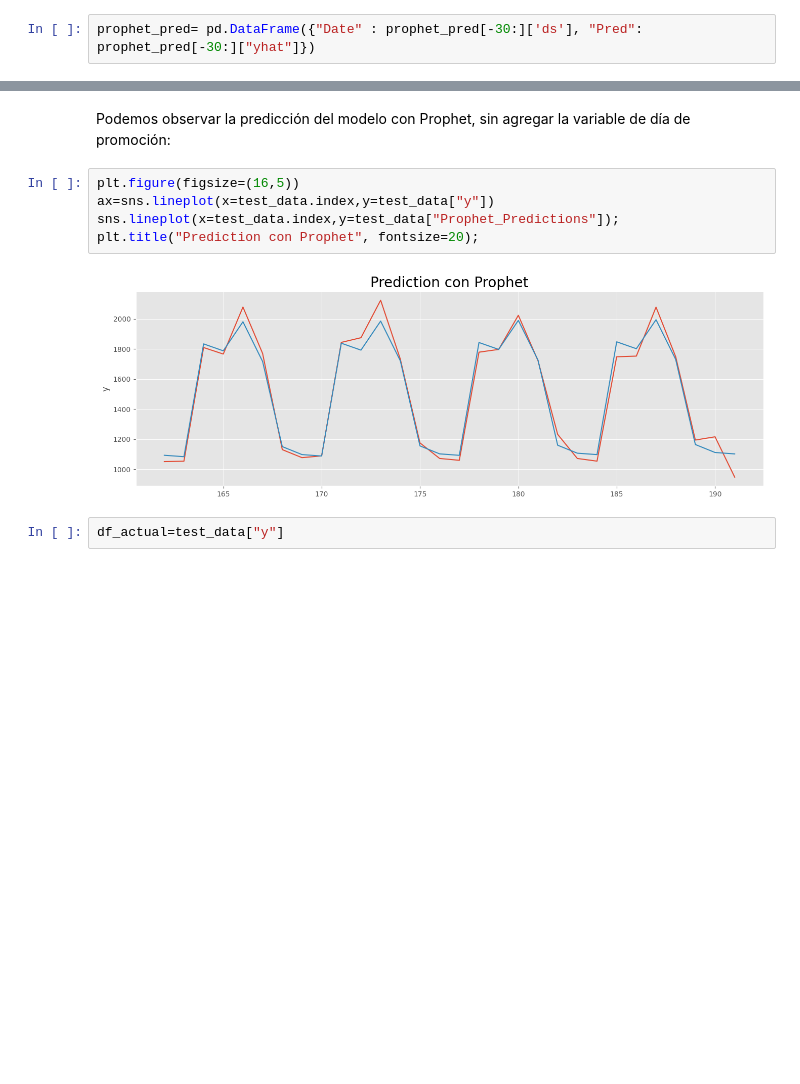
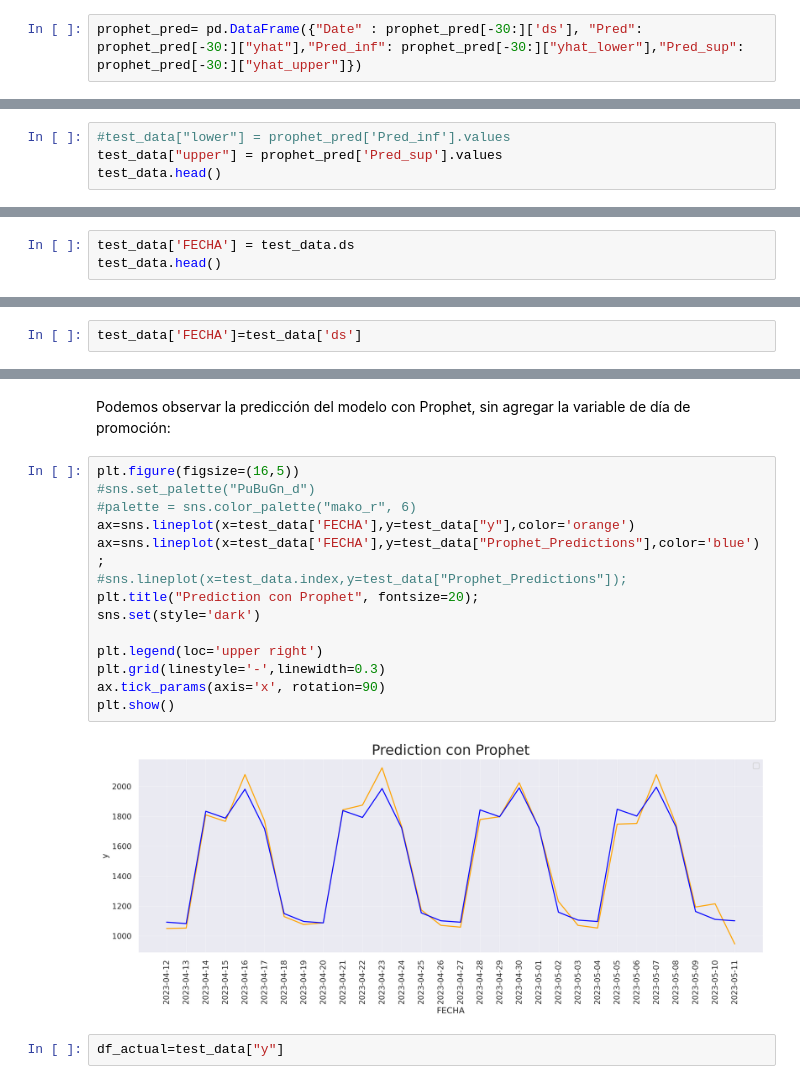
Before and after one commit to dele22922/tarea3_feat_eng, a Jupyter notebook: Tarea Semana 4_GRP4_vfinal.ipynb, the cells around one changed output, grey strips where cells are left out. Drawn from its saved outputs; the diff is of its cells as text; blank space fills up the shorter version.

```diff
--- a/Tarea Semana 4_GRP4_vfinal.ipynb
+++ b/Tarea Semana 4_GRP4_vfinal.ipynb
@@ -746,3 +834,3 @@ Procedemos a observar los últimos 30 días de predicción:
 # %%
-prophet_pred= pd.DataFrame({"Date" : prophet_pred[-30:]['ds'], "Pred": prophet_pred[-30:]["yhat"]})
+prophet_pred= pd.DataFrame({"Date" : prophet_pred[-30:]['ds'], "Pred": prophet_pred[-30:]["yhat"],"Pred_inf": prophet_pred[-30:]["yhat_lower"],"Pred_sup": prophet_pred[-30:]["yhat_upper"]})
 # %%
@@ -794,3 +871,7 @@ prophet_pred
 Procedemos agregar una columna al dataframe original con los valores predecidos (yhat):
 # %%
 test_data["Prophet_Predictions"] = prophet_pred['Pred'].values
+# %%
+#test_data["lower"] = prophet_pred['Pred_inf'].values
+test_data["upper"] = prophet_pred['Pred_sup'].values
+test_data.head()
@@ -805,0 +894,3 @@ test_data.head()
+# %%
+test_data['FECHA'] = test_data.ds
+test_data.head()
@@ -940,3 +1031,5 @@ test_data.head()
 | 164 | 1809.846 | 2023-04-14 | 1834.030629 |
 | 165 | 1766.427 | 2023-04-15 | 1788.084643 |
 | 166 | 2079.448 | 2023-04-16 | 1981.443372 |
+# %%
+test_data['FECHA']=test_data['ds']
@@ -944,11 +1046,20 @@ test_data.head()
 Podemos observar la predicción del modelo con Prophet, sin agregar la variable de día de promoción:
 # %%
 plt.figure(figsize=(16,5))
-ax=sns.lineplot(x=test_data.index,y=test_data["y"])
-sns.lineplot(x=test_data.index,y=test_data["Prophet_Predictions"]);
+#sns.set_palette("PuBuGn_d")
+#palette = sns.color_palette("mako_r", 6)
+ax=sns.lineplot(x=test_data['FECHA'],y=test_data["y"],color='orange')
+ax=sns.lineplot(x=test_data['FECHA'],y=test_data["Prophet_Predictions"],color='blue');
+#sns.lineplot(x=test_data.index,y=test_data["Prophet_Predictions"]);
 plt.title("Prediction con Prophet", fontsize=20);
+sns.set(style='dark')
+
+plt.legend(loc='upper right')
+plt.grid(linestyle='-',linewidth=0.3)
+ax.tick_params(axis='x', rotation=90)
+plt.show()
 # %% [output]
-[figure, old version]
+[figure, new version]
 # %%
 df_actual=test_data["y"]
 # %% [markdown]
```
Also changed, not shown: parts of 37 cells of this notebook.
